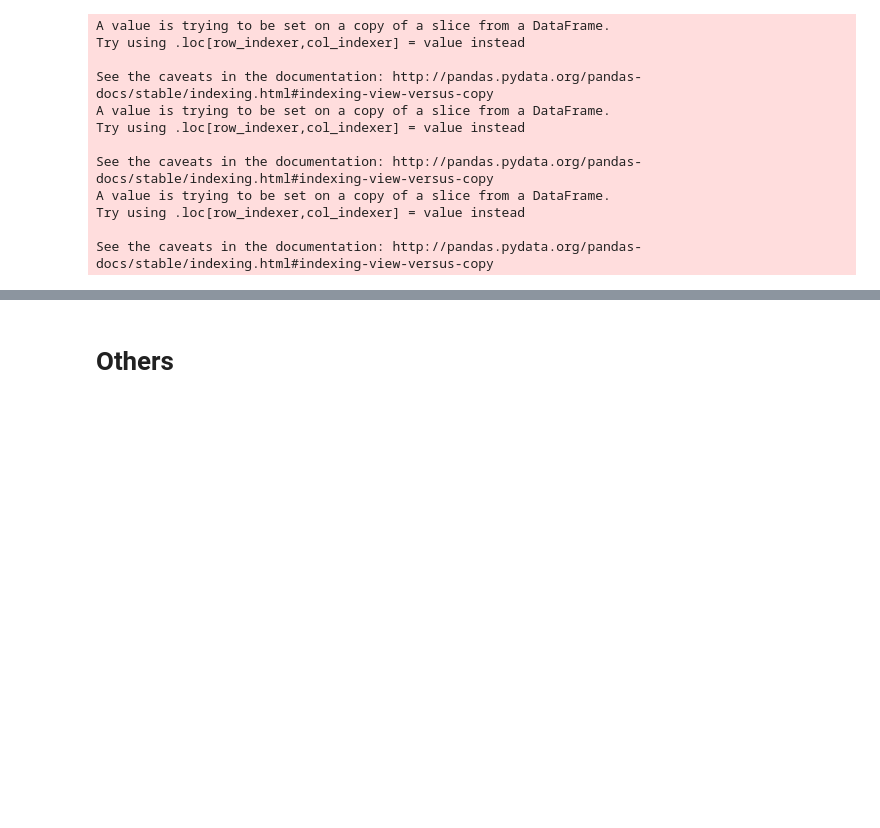
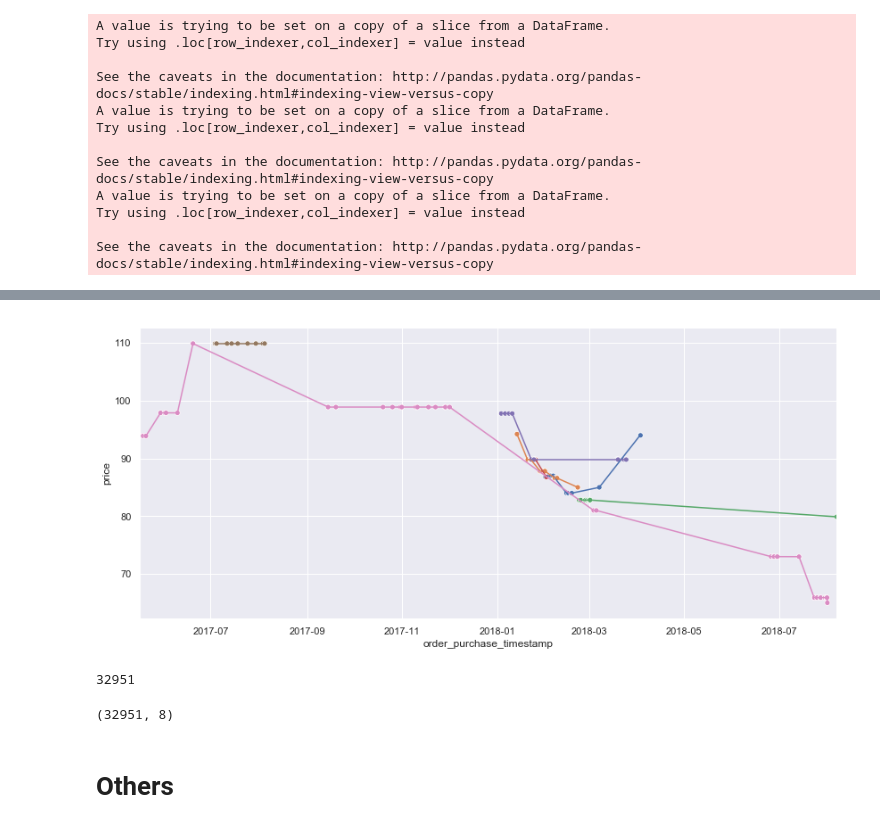
Before and after one commit to leeyenter/bt4211-project, a Jupyter notebook: Purchase Prediction - YT.ipynb, the cells around one changed output, grey strips where cells are left out. Cells and saved outputs as stored; diff of their text form; code cells hidden in the pictures; blank space fills up the shorter version.

```diff
--- a/Purchase Prediction - YT.ipynb
+++ b/Purchase Prediction - YT.ipynb
@@ -411,0 +411,4 @@ ax2.tick_params(axis='y', labelcolor='tab:blue')
+# %%
+order_items_joined = orders.join(order_items.set_index('order_id'), on='order_id')[['customer_unique_id', 'product_category', 'price', 'freight_value']]
+order_items_joined = pd.DataFrame(order_items_joined.groupby('customer_unique_id').progress_apply(lambda x: [list(y) for y in x.drop('customer_unique_id', axis=1).to_records(index=False)]))
+order_items_joined.columns = ['purchases']
@@ -411,0 +496,2 @@ ax2.tick_params(axis='y', labelcolor='tab:blue')
+# %%
+tmp = order_items.join(orders.set_index('order_id'), on='order_id')
@@ -412,3 +508,20 @@ ax2.tick_params(axis='y', labelcolor='tab:blue')
+# %%
+t = tmp[['order_purchase_timestamp', 'seller_id', 'product_id', 'price']].drop_duplicates()
+t = t[t.product_id == '656e0eca68dcecf6a31b8ececfabe3e8'].sort_values(['seller_id', 'order_purchase_timestamp'])
+sns.lineplot(t.order_purchase_timestamp, t.price, hue=t.seller_id)
+sns.scatterplot(t.order_purchase_timestamp, t.price, hue=t.seller_id)
+plt.xlim(t.order_purchase_timestamp.min(), t.order_purchase_timestamp.max())
+plt.legend().remove()
+# %% [output]
+[figure, added]
+# %%
+order_items[['product_id']].drop_duplicates().shape[0]
+# %% [output]
+32951
+# %%
+products.shape
+# %% [output]
+(32951, 8)
 # %% [markdown]
 # Others
 # %%
```
Also changed, not shown: parts of 25 cells of this notebook.
